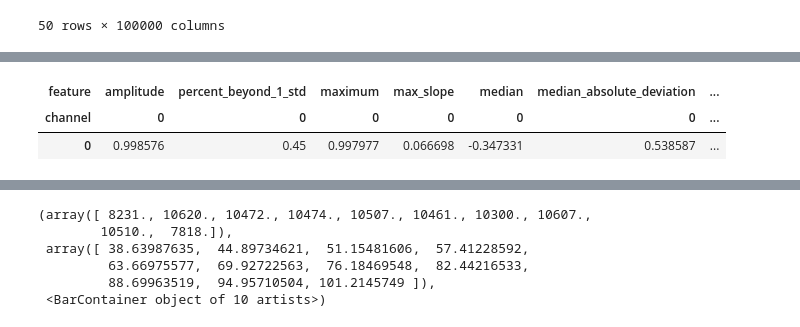
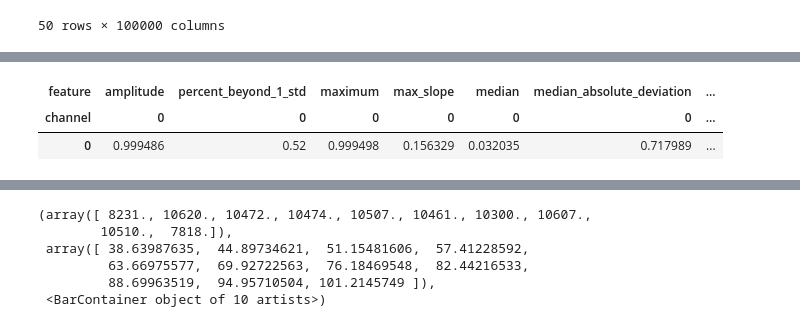
Before and after one commit to mmckay18/astr598_spr24_classification_repo, a Jupyter notebook: NOTEBOOKS/RF_Classifier.ipynb, the cells around one changed output, grey strips where cells are left out. Saved outputs shown, nothing was run; the diff lists cells and outputs as text; code cells hidden in the pictures.

```diff
--- a/NOTEBOOKS/RF_Classifier.ipynb
+++ b/NOTEBOOKS/RF_Classifier.ipynb
@@ -199,20 +178,20 @@ Float64Index([               0.0, 2.0408163265306123,  4.081632653061225,
 # %%
 %%time
 
-cesium_results=[]
-periods=[]
+sf_cesium_results=[]
+sf_periods=[]
 
 for i in range(100000):
     fset_cesium = featurize.featurize_time_series(
-        times=df_multiple[f'y'+str(i)].index[np.isfinite(df_multiple[f'y'+str(i)].values)],
-        values=df_multiple[f'y'+str(i)].values[np.isfinite(df_multiple[f'y'+str(i)].values)],
+        times=df_single[f'y'+str(i)].index[np.isfinite(df_single[f'y'+str(i)].values)],
+        values=df_single[f'y'+str(i)].values[np.isfinite(df_single[f'y'+str(i)].values)],
         errors=None,
         features_to_use=features_to_use,
     )
 
-    cesium_results.append(fset_cesium)
-    periods.append(fset_cesium.period_fast.values[0][0])
+    sf_cesium_results.append(fset_cesium)
+    sf_periods.append(fset_cesium.period_fast.values[0][0])
 
 
-cesium_results[0]
+sf_cesium_results[0]
 # %% [output]
@@ -221,3 +200,3 @@ Wall time: 15min 52s
 | feature | amplitude | percent_beyond_1_std | maximum | max_slope | median | median_absolute_deviation | ... |
 | channel | 0 | 0 | 0 | 0 | 0 | 0 | ... |
-| 0 | 0.998576 | 0.45 | 0.997977 | 0.066698 | -0.347331 | 0.538587 | ... |
+| 0 | 0.999486 | 0.52 | 0.999498 | 0.156329 | 0.032035 | 0.717989 | ... |
```
Also changed, not shown: parts of 55 cells of this notebook.
